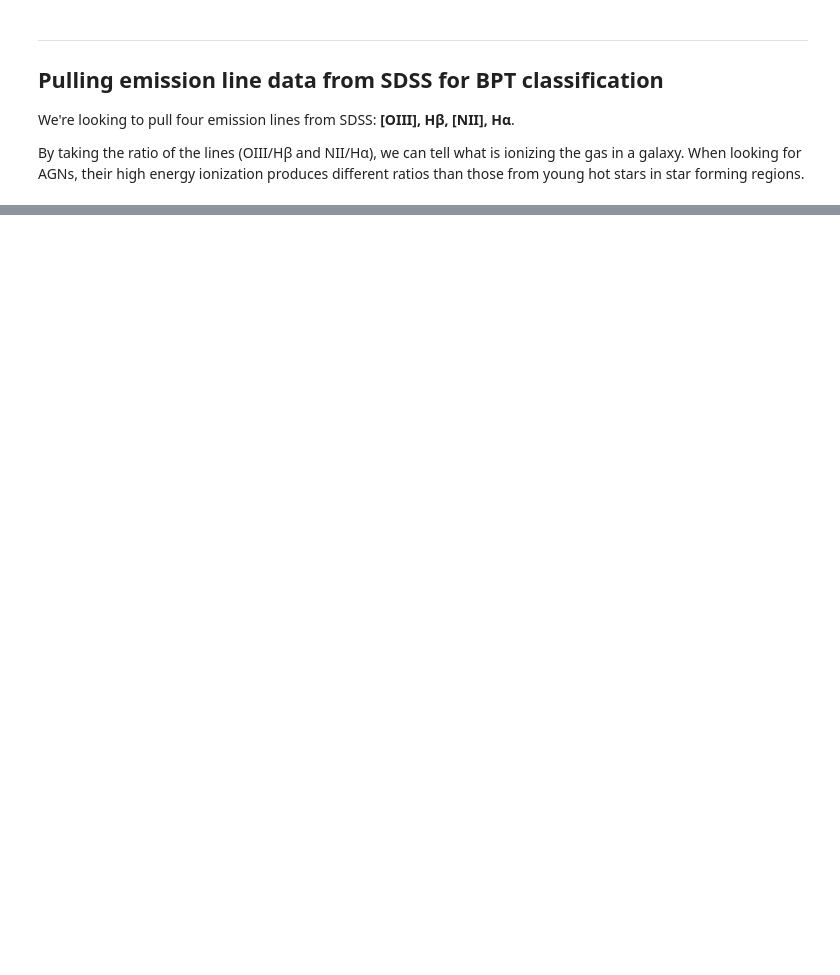
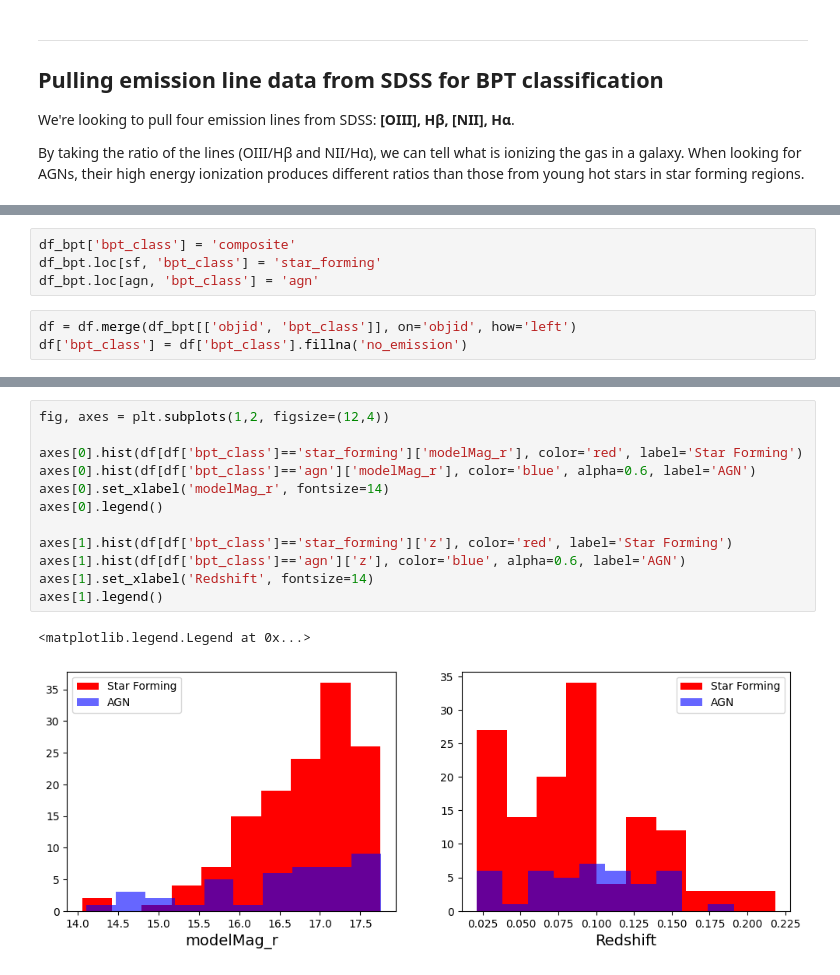
Before and after one commit to cthitch137/Galaxy-Population-Study, a Jupyter notebook: 01___AGN Host Galaxies/agn_notebook.ipynb, the cells around one changed output, grey strips where cells are left out. Drawn from its saved outputs; the diff is of its cells as text; blank space fills up the shorter version.

```diff
--- a/01___AGN Host Galaxies/agn_notebook.ipynb
+++ b/01___AGN Host Galaxies/agn_notebook.ipynb
@@ -143,0 +157,7 @@ Text(0, 0.5, '$\\log_{10}(\\text{[OIII]} \\, \\lambda \\, 5007 \\text{/Hβ})$')
+# %%
+df_bpt['bpt_class'] = 'composite'
+df_bpt.loc[sf, 'bpt_class'] = 'star_forming'
+df_bpt.loc[agn, 'bpt_class'] = 'agn'
+# %%
+df = df.merge(df_bpt[['objid', 'bpt_class']], on='objid', how='left')
+df['bpt_class'] = df['bpt_class'].fillna('no_emission')
@@ -143,0 +180,15 @@ Text(0, 0.5, '$\\log_{10}(\\text{[OIII]} \\, \\lambda \\, 5007 \\text{/Hβ})$')
+# %%
+fig, axes = plt.subplots(1,2, figsize=(12,4))
+
+axes[0].hist(df[df['bpt_class']=='star_forming']['modelMag_r'], color='red', label='Star Forming')
+axes[0].hist(df[df['bpt_class']=='agn']['modelMag_r'], color='blue', alpha=0.6, label='AGN')
+axes[0].set_xlabel('modelMag_r', fontsize=14)
+axes[0].legend()
+
+axes[1].hist(df[df['bpt_class']=='star_forming']['z'], color='red', label='Star Forming')
+axes[1].hist(df[df['bpt_class']=='agn']['z'], color='blue', alpha=0.6, label='AGN')
+axes[1].set_xlabel('Redshift', fontsize=14)
+axes[1].legend()
+# %% [output]
+<matplotlib.legend.Legend at 0x...>
+[figure, added]
```
Also changed, not shown: parts of 12 cells of this notebook.
